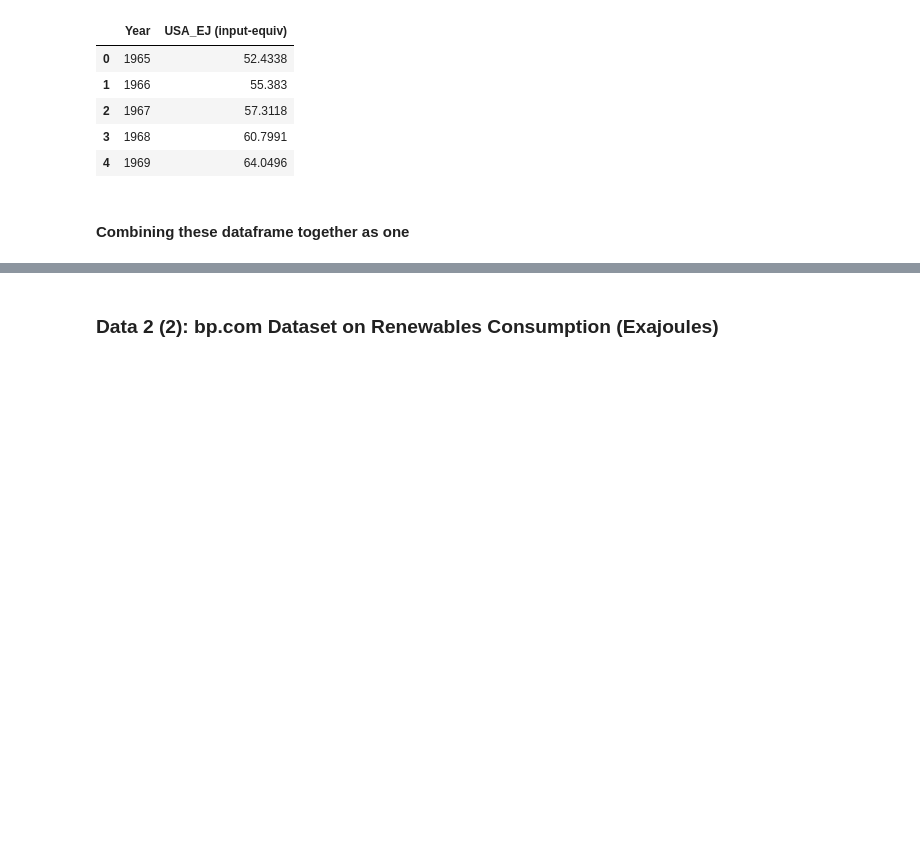
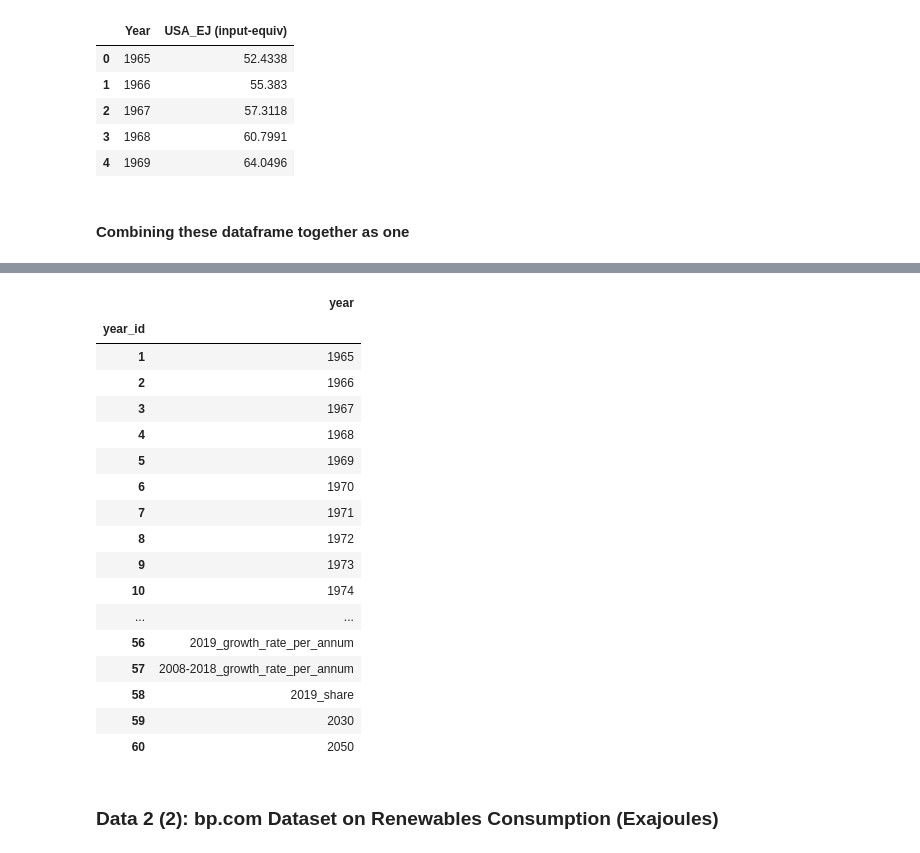
Before and after one commit to yuyhong23/ETL_Project, a Jupyter notebook: ETL_PROJECT.ipynb, the cells around one changed output, grey strips where cells are left out. Saved outputs shown, nothing was run; the diff lists cells and outputs as text; code cells hidden in the pictures; blank space fills up the shorter version.

```diff
--- a/ETL_PROJECT.ipynb
+++ b/ETL_PROJECT.ipynb
@@ -689,3 +759,85 @@ bp_ec_all.head()
+# %%
+# Create a dataframe on year id
+year_df = pd.DataFrame({"year_id": [*range(1,61,1)],
+                        "year": [1965.0,
+ 1966.0,
+ 1967.0,
+ 1968.0,
+ 1969.0,
+ 1970.0,
+ 1971.0,
+ 1972.0,
+ 1973.0,
+ 1974.0,
+ 1975.0,
+ 1976.0,
+ 1977.0,
+ 1978.0,
+ 1979.0,
+ 1980.0,
+ 1981.0,
+ 1982.0,
+ 1983.0,
+ 1984.0,
+ 1985.0,
+ 1986.0,
+ 1987.0,
+ 1988.0,
+ 1989.0,
+ 1990.0,
+ 1991.0,
+ 1992.0,
+ 1993.0,
+ 1994.0,
+ 1995.0,
+ 1996.0,
+ 1997.0,
+ 1998.0,
+ 1999.0,
+ 2000.0,
+ 2001.0,
+ 2002.0,
+ 2003.0,
+ 2004.0,
+ 2005.0,
+ 2006.0,
+ 2007.0,
+ 2008.0,
+ 2009.0,
+ 2010.0,
+ 2011.0,
+ 2012.0,
+ 2013.0,
+ 2014.0,
+ 2015.0,
+ 2016.0,
+ 2017.0,
+ 2018.0,
+ 2019.0,
+ '2019_growth_rate_per_annum',
+ '2008-2018_growth_rate_per_annum',
+ '2019_share', 2030, 2050]})
+year_df.set_index("year_id", inplace=True)
+year_df
+# %% [output]
+|  | year |
+| year_id |  |
+| 1 | 1965 |
+| 2 | 1966 |
+| 3 | 1967 |
+| 4 | 1968 |
+| 5 | 1969 |
+| 6 | 1970 |
+| 7 | 1971 |
+| 8 | 1972 |
+| 9 | 1973 |
+| 10 | 1974 |
+| ... | ... |
+| 56 | 2019_growth_rate_per_annum |
+| 57 | 2008-2018_growth_rate_per_annum |
+| 58 | 2019_share |
+| 59 | 2030 |
+| 60 | 2050 |
 # %% [markdown]
 ### Data 2 (2): bp.com Dataset on Renewables Consumption (Exajoules)
 # %%
```
Also changed, not shown: parts of 7 cells of this notebook.
